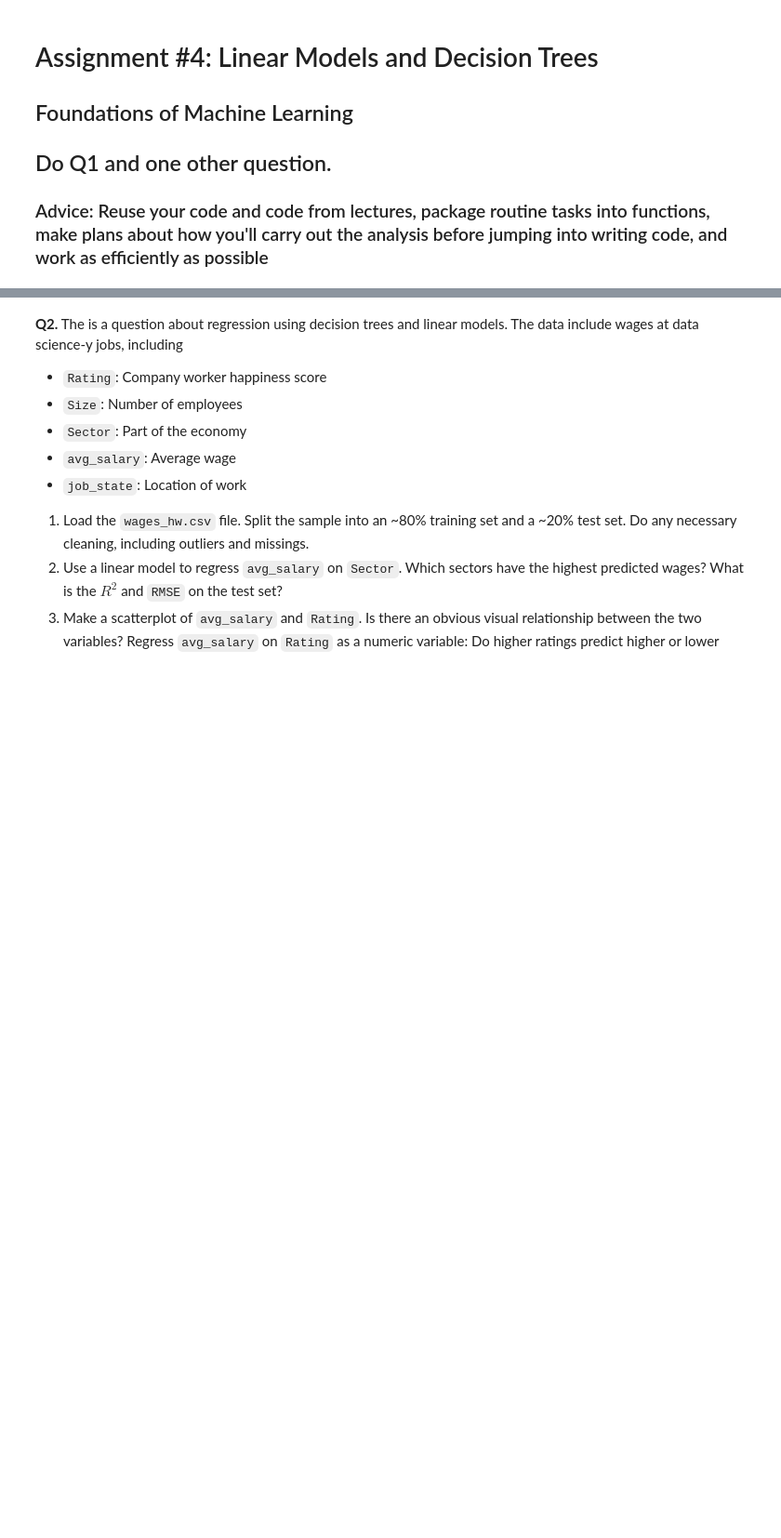
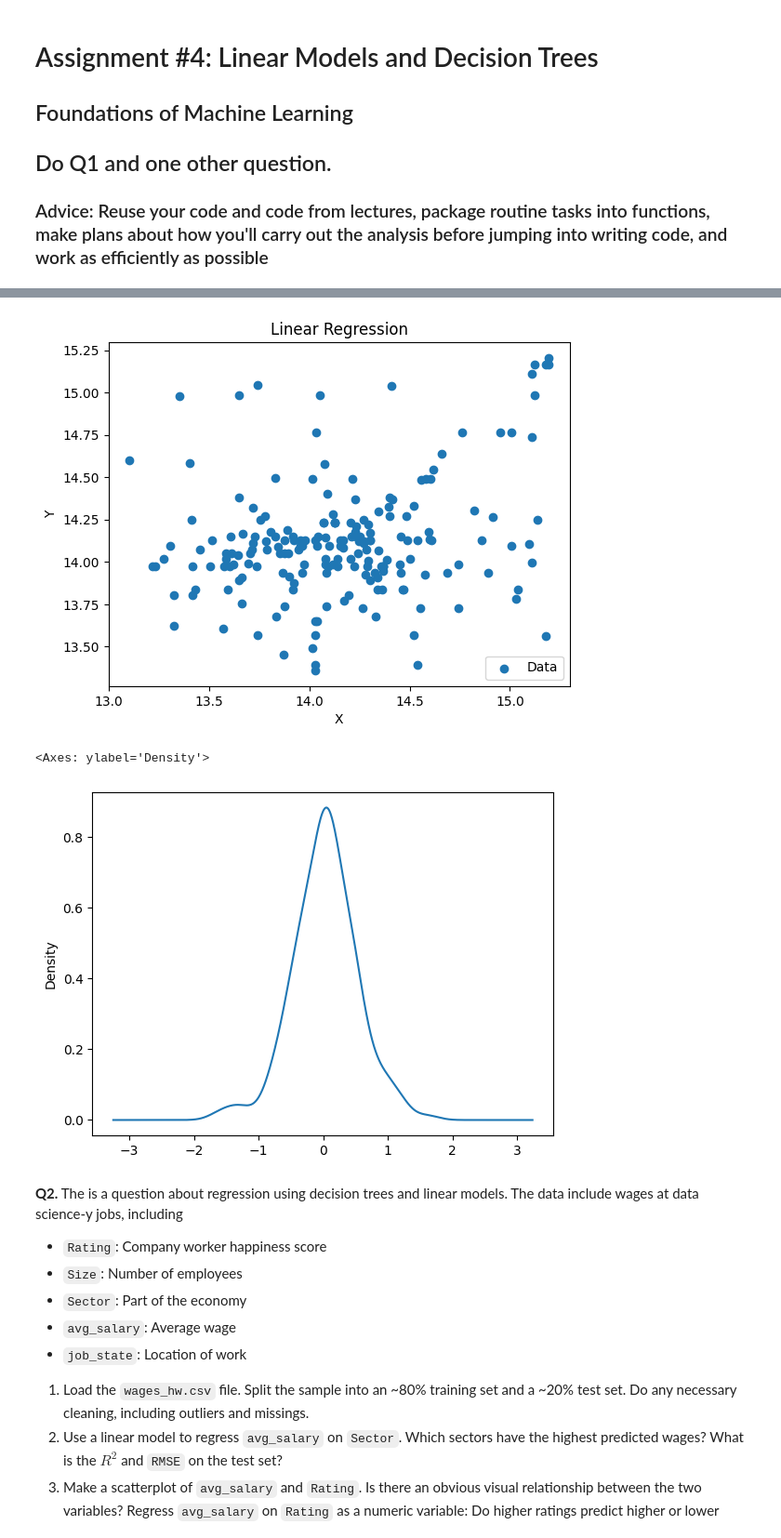
Before and after one commit to 3agleman/assignment4, a Jupyter notebook: assignment4.ipynb, the cells around one changed output, grey strips where cells are left out. Shown: that part at 93% size. Cells and saved outputs as stored; diff of their text form; code cells hidden in the pictures; blank space fills up the shorter version.

```diff
--- a/assignment4.ipynb
+++ b/assignment4.ipynb
@@ -220,3 +253,28 @@ cart = tree.DecisionTreeClassifier()
+# %%
+################# 1.8 ###############
+# For your best tree, determine the predicted values for the test data, and plot them against the true values.
+# Do the predicted values and true values line up along the diagonal, or not?
+# Compute the residuals/errors for the test data and create a kernel density plot.
+# Do the residuals look roughly bell-shaped around zero?
+
+plt2.scatter(y_test,X_predict,label='Data')
+plt2.xlabel("X")
+plt2.ylabel("Y")
+plt2.legend(loc='lower right')
+plt2.title('Linear Regression')
+plt2.show()
+# Looks like they *might* be aligned, lot of random noise though.
+
+residuals = (y_test - X_predict)
+residuals.plot.kde()
+# It would seem that it is indeed bell-shaped around zero (maybe a little too pointy?)
+
+###################1.9######################
+# See above.
+# %% [output]
+[figure, added]
+<Axes: ylabel='Density'>
+[figure, added]
 # %% [markdown]
 **Q2.** The is a question about regression using decision trees and linear models. The data include wages at data science-y jobs, including
 
```
Also changed, not shown: parts of 6 cells of this notebook.
